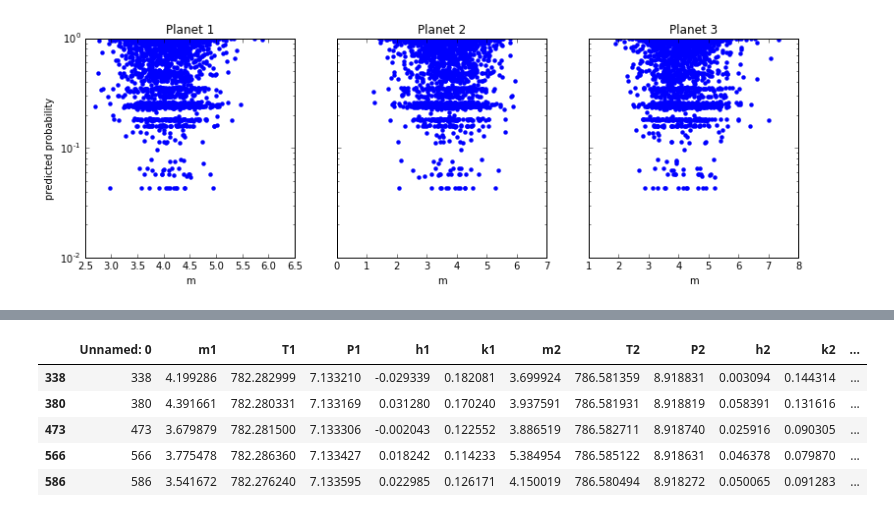
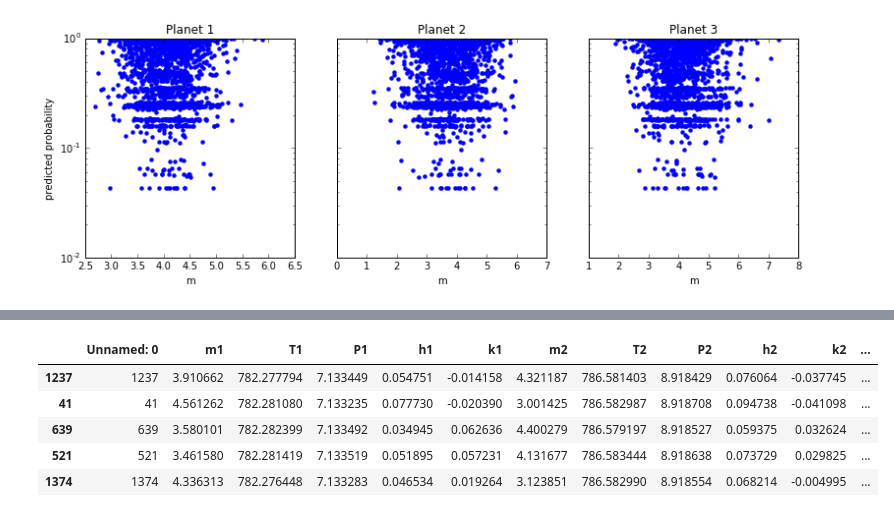
Before and after one commit to afcarl/stability_predict, a Jupyter notebook: analyzesystem.ipynb, the cells around one changed output, grey strips where cells are left out. Saved outputs shown, nothing was run; the diff lists cells and outputs as text; code cells hidden in the pictures.

```diff
--- a/analyzesystem.ipynb
+++ b/analyzesystem.ipynb
@@ -82,9 +79,9 @@ r1.tail()
-# %%
-d1.tail()
-# %% [output]
-|  | Unnamed: 0 | m1 | T1 | P1 | h1 | k1 | m2 | T2 | P2 | h2 | k2 | ... |
-| 338 | 338 | 4.199286 | 782.282999 | 7.133210 | -0.029339 | 0.182081 | 3.699924 | 786.581359 | 8.918831 | 0.003094 | 0.144314 | ... |
-| 380 | 380 | 4.391661 | 782.280331 | 7.133169 | 0.031280 | 0.170240 | 3.937591 | 786.581931 | 8.918819 | 0.058391 | 0.131616 | ... |
-| 473 | 473 | 3.679879 | 782.281500 | 7.133306 | -0.002043 | 0.122552 | 3.886519 | 786.582711 | 8.918740 | 0.025916 | 0.090305 | ... |
-| 566 | 566 | 3.775478 | 782.286360 | 7.133427 | 0.018242 | 0.114233 | 5.384954 | 786.585122 | 8.918631 | 0.046378 | 0.079870 | ... |
-| 586 | 586 | 3.541672 | 782.276240 | 7.133595 | 0.022985 | 0.126171 | 4.150019 | 786.580494 | 8.918272 | 0.050065 | 0.091283 | ... |
+# %%
+d.head()
+# %% [output]
+|  | Unnamed: 0 | m1 | T1 | P1 | h1 | k1 | m2 | T2 | P2 | h2 | k2 | ... |
+| 1237 | 1237 | 3.910662 | 782.277794 | 7.133449 | 0.054751 | -0.014158 | 4.321187 | 786.581403 | 8.918429 | 0.076064 | -0.037745 | ... |
+| 41 | 41 | 4.561262 | 782.281080 | 7.133235 | 0.077730 | -0.020390 | 3.001425 | 786.582987 | 8.918708 | 0.094738 | -0.041098 | ... |
+| 639 | 639 | 3.580101 | 782.282399 | 7.133492 | 0.034945 | 0.062636 | 4.400279 | 786.579197 | 8.918527 | 0.059375 | 0.032624 | ... |
+| 521 | 521 | 3.461580 | 782.281419 | 7.133519 | 0.051895 | 0.057231 | 4.131677 | 786.583444 | 8.918638 | 0.073729 | 0.029825 | ... |
+| 1374 | 1374 | 4.336313 | 782.276448 | 7.133283 | 0.046534 | 0.019264 | 3.123851 | 786.582990 | 8.918554 | 0.068214 | -0.004995 | ... |
```
Also changed, not shown: parts of 11 cells of this notebook, 1 other file.
